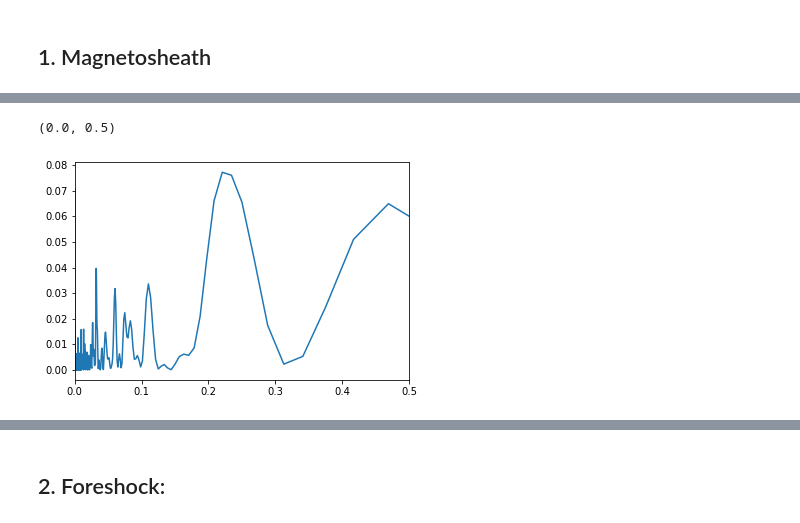
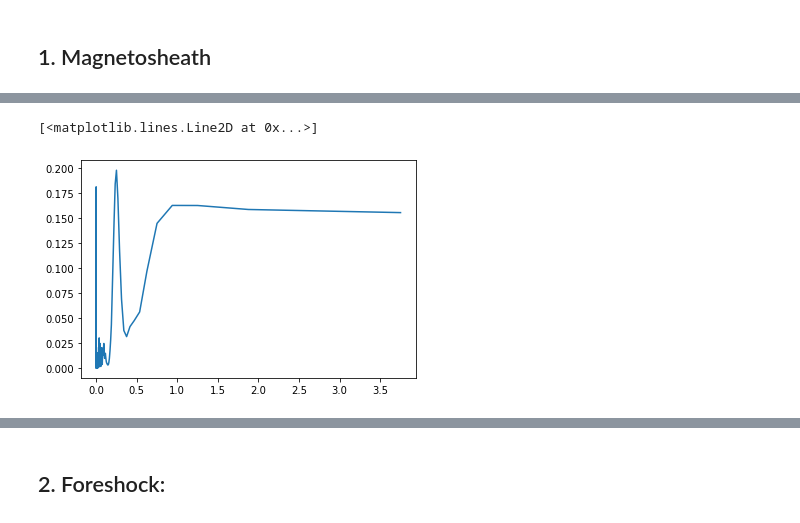
Before and after one commit to sci-fabi/turbulencia_jup, a Jupyter notebook: primeiras_analises-teste.ipynb, the cells around one changed output, grey strips where cells are left out. Drawn from its saved outputs; the diff is of its cells as text; code cells hidden in the pictures.

```diff
--- a/primeiras_analises-teste.ipynb
+++ b/primeiras_analises-teste.ipynb
@@ -9,7 +9,7 @@
 # %% [markdown]
 ## 1. Magnetosheath
 # %%
-filename = 'msh5s.DAT'
+filename = 'magnetosheath5s.DAT'
 df = convertDframe(filename)
 df.head()
 # %% [output]
@@ -95,12 +124,14 @@ plt.show()
 # %%
+# calculando o intervalo de tempo em fração de dias
+t = df['A']
+
 # calculando os períodos para a componente Br
 freq, power = lomb_scargle_fast(t, y_bt, dy=1, f0=0, df=None, Nf=None,
                       center_data=True, fit_offset=True,
                       use_fft=True, freq_oversampling=5, nyquist_factor=2,
                       trig_sum_kwds=None)
 
 plt.plot(1./freq, power)
-plt.xlim(0,0.5)
 # %% [output]
-(0.0, 0.5)
+[<matplotlib.lines.Line2D at 0x...>]
-[figure, old version]
+[figure, new version]
```
Also changed, not shown: parts of 24 cells of this notebook, 3 other files.
